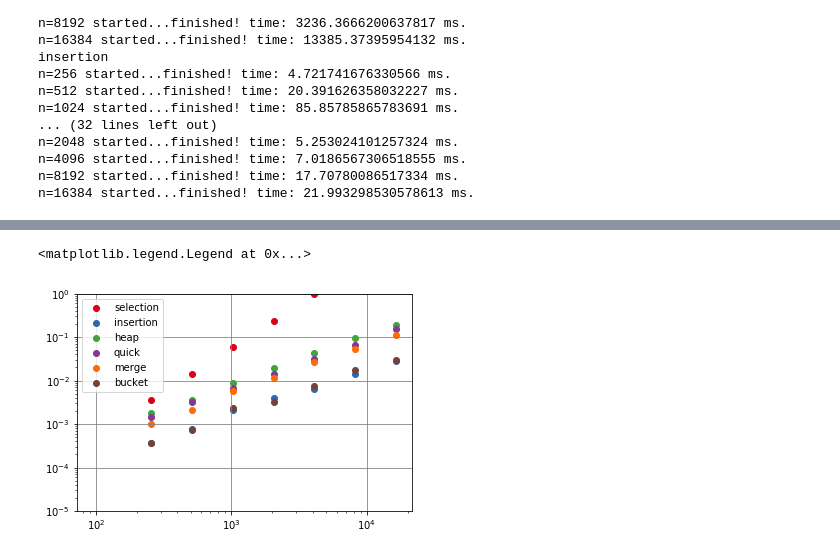
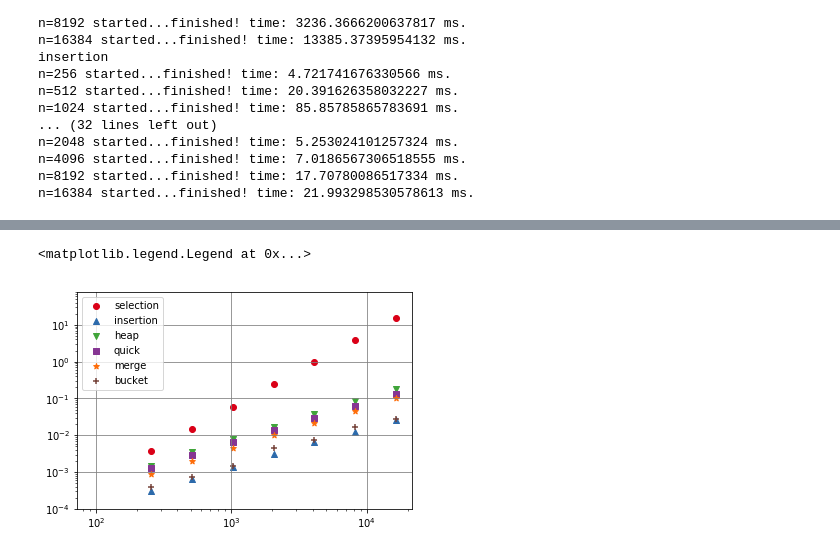
Before and after one commit to maiyama18/algorithm_quick_reference, a Jupyter notebook: ch-4/evaluate_sorts.ipynb, the cells around one changed output, grey strips where cells are left out. Saved outputs shown, nothing was run; the diff lists cells and outputs as text; code cells hidden in the pictures.

```diff
--- a/ch-4/evaluate_sorts.ipynb
+++ b/ch-4/evaluate_sorts.ipynb
@@ -133,7 +134,7 @@ KeyError: 'selection'
 # %%
 # log plot
 for sort in sorts:
-    plt.scatter(ns, times_all[sort['label']], label=sort['label'], color=sort['color'])
+    plt.scatter(ns, times_all[sort['label']], label=sort['label'], color=sort['color'], marker=sort['marker'])
 plt.xscale('log')
 plt.yscale('log')
 plt.ylim(2e-4, 80)
@@ -153,10 +155,11 @@ for sort in sorts:
 # %%
 # log plot with fitting curve
 for sort in sorts:
-    plt.scatter(ns, times_all[sort['label']], label=sort['label'], color=sort['color'])
+    plt.scatter(ns, times_all[sort['label']], label=sort['label'], color=sort['color'], marker=sort['marker'])
     plt.plot(ns_fit, sort['fit_func'](np.array(ns_fit), fit_params[sort['label']][0]), color=sort['color'])
 plt.xscale('log')
 plt.yscale('log')
+plt.ylim(2e-4, 80)
 plt.grid(which='major', color='grey', linestyle='-')
 plt.legend()
 # %% [output]
@@ -188,10 +191,10 @@ n=16384 started...finished! time: 15.1544189453125 ms.
 # %%
 # log plot
 for sort in sorts:
-    plt.scatter(ns, times_all_duplicate[sort['label']], label=sort['label'], color=sort['color'])
+    plt.scatter(ns, times_all_duplicate[sort['label']], label=sort['label'], color=sort['color'], marker=sort['marker'])
 plt.xscale('log')
 plt.yscale('log')
-plt.ylim(2e-4, 80)
+plt.ylim(1e-4, 80)
 plt.grid(which='major', color='grey', linestyle='-')
 plt.grid(which='major', color='lightgrey', linestyle='-')
 plt.legend()
@@ -221,9 +227,10 @@ n=16384 started...finished! time: 24.064178466796875 ms.
 # %%
 # log plot
 for sort in sorts:
-    plt.scatter(ns, times_all_sorted[sort['label']], label=sort['label'], color=sort['color'])
+    plt.scatter(ns, times_all_sorted[sort['label']], label=sort['label'], color=sort['color'], marker=sort['marker'])
 plt.xscale('log')
 plt.yscale('log')
+plt.ylim(1e-4, 80)
 plt.grid(which='major', color='grey', linestyle='-')
 plt.grid(which='major', color='lightgrey', linestyle='-')
 plt.legend()
@@ -256,15 +263,15 @@ n=16384 started...finished! time: 29.613399505615234 ms.
 # %%
 # log plot
 for sort in sorts:
-    plt.scatter(ns, times_all_sorted_swaped[sort['label']], label=sort['label'], color=sort['color'])
+    plt.scatter(ns, times_all_sorted_swaped[sort['label']], label=sort['label'], color=sort['color'], marker=sort['marker'])
 plt.xscale('log')
 plt.yscale('log')
-plt.ylim(1e-5, 1)
+plt.ylim(1e-4, 80)
 plt.grid(which='major', color='grey', linestyle='-')
 plt.legend()
 # %% [output]
 <matplotlib.legend.Legend at 0x...>
-[figure, old version]
+[figure, new version]
 # %%
 times_all_num_swaps = {}
 for num_swaps in [0, 1, 3, 10, 30, 100, 300, 1000, 3000, 10000]:
```
Also changed, not shown: parts of 12 cells of this notebook.
